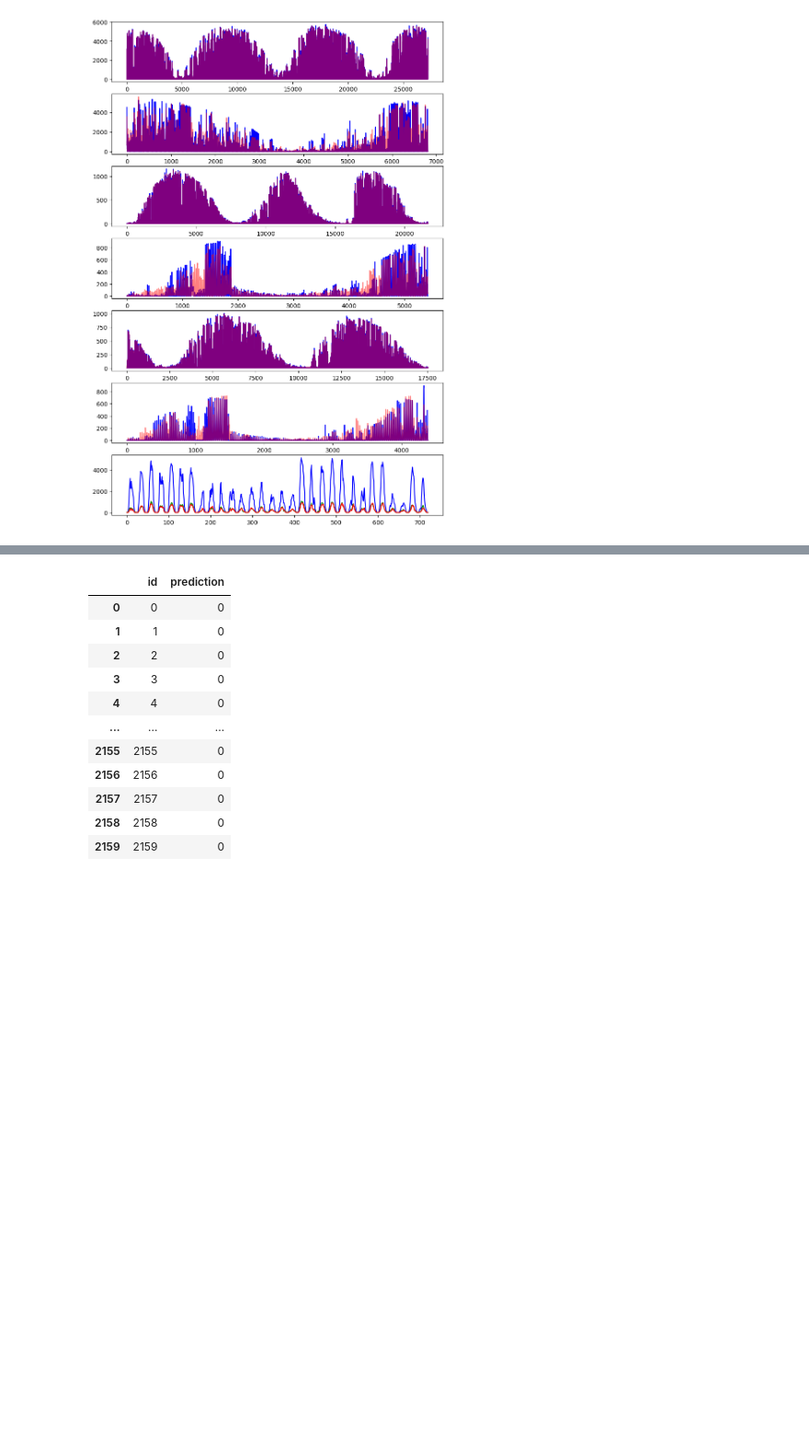
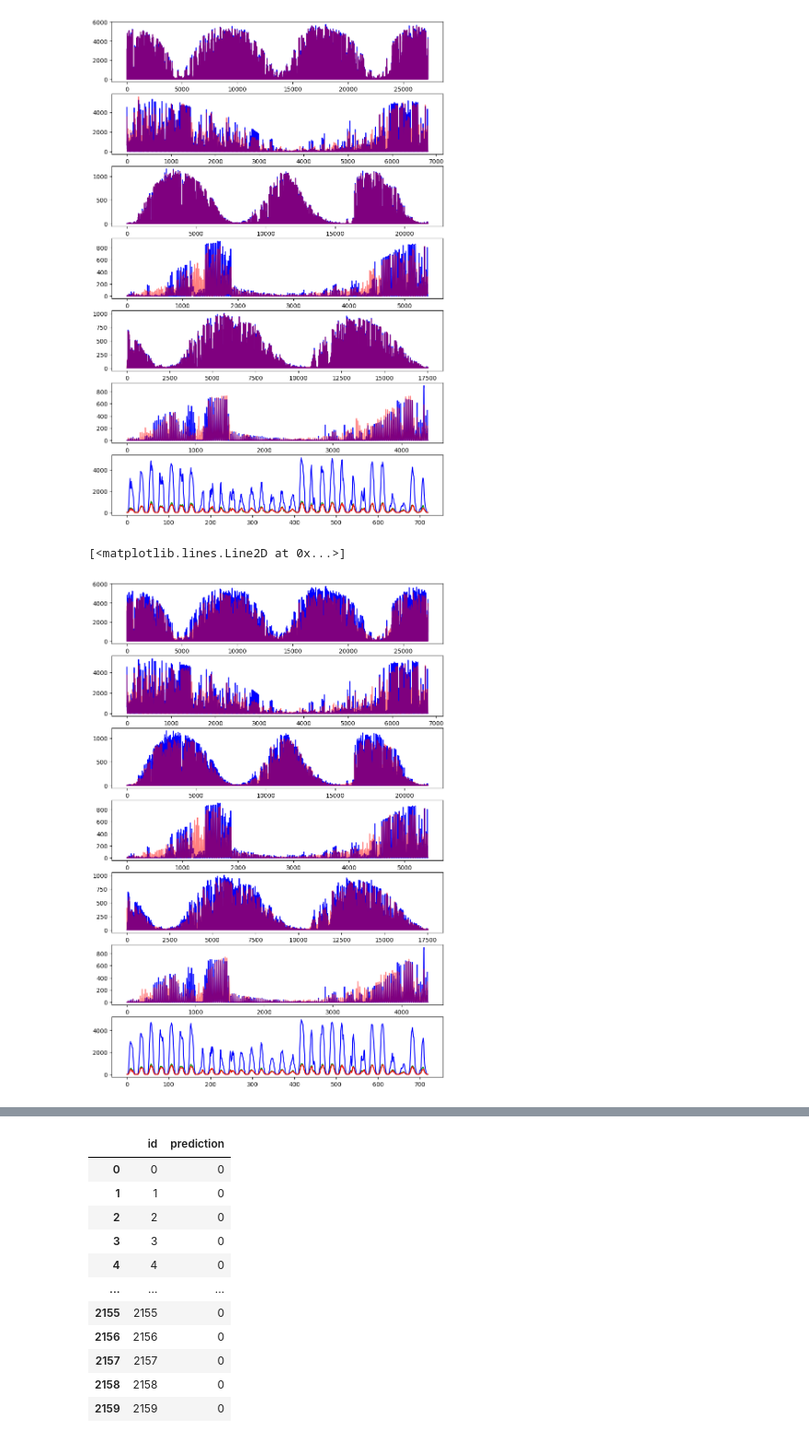
Before and after one commit to MartinSkatvedt/TDT4173-Machine-Learning, a Jupyter notebook: clean.ipynb, the cells around one changed output, grey strips where cells are left out. Shown at 92% size. Cells and saved outputs as stored; diff of their text form; code cells hidden in the pictures; blank space fills up the shorter version.

```diff
--- a/clean.ipynb
+++ b/clean.ipynb
@@ -32,6 +32,7 @@ data = Data(train_a, train_b, train_c, X_train_observed_a, X_train_observed_b, X
                       X_test_estimated_b, X_test_estimated_c)
 # %%
 xg = Xgboost(data)
+cb = CatBoost(data)
 # %%
 xg.fit()
 # %% [output]
@@ -76,3 +77,5 @@ This warning will only be shown once.
 [2048]  validation_0-mae:2.98713        validation_1-mae:22.96981
 2.9871257005474203 22.969811802945397
 Average MAE: 6.942483869355576, Average val MAE: 70.29487406074223
+# %%
+cb.fit()
@@ -79,5 +137,6 @@ Average MAE: 6.942483869355576, Average val MAE: 70.29487406074223
 # %%
-predictions = xg.predict()
+predictions_xg = xg.predict()
+predictions_cb = cb.predict()
 # %%
 fig, axs = plt.subplots(7, figsize=(10, 15))
 
@@ -105,3 +164,30 @@ axs[6].plot(predictions[2][2], color="red")
 # %% [output]
 [<matplotlib.lines.Line2D at 0x...>]
 [figure]
+# %%
+fig, axs = plt.subplots(7, figsize=(10, 15))
+
+axs[0].plot(data.A.train_y, color="blue")
+axs[0].plot(predictions_cb[0][0], color="red", alpha=0.5)
+
+axs[1].plot(data.A.val_y, color="blue")
+axs[1].plot(predictions_cb[0][1], color="red", alpha=0.5)
+
+axs[2].plot(data.B.train_y, color="blue")
+axs[2].plot(predictions_cb[1][0], color="red", alpha=0.5)
+
+axs[3].plot(data.B.val_y, color="blue")
+axs[3].plot(predictions_cb[1][1], color="red", alpha=0.5)
+
+axs[4].plot(data.C.train_y, color="blue")
+axs[4].plot(predictions_cb[2][0], color="red", alpha=0.5)
+
+axs[5].plot(data.C.val_y, color="blue")
+axs[5].plot(predictions_cb[2][1], color="red", alpha=0.5)
+
+axs[6].plot(predictions_cb[0][2], color="blue")
+axs[6].plot(predictions_cb[1][2], color="green")
+axs[6].plot(predictions_cb[2][2], color="red")
+# %% [output]
+[<matplotlib.lines.Line2D at 0x...>]
+[figure, added]
```
Also changed, not shown: parts of 8 cells of this notebook, 12 other files.
